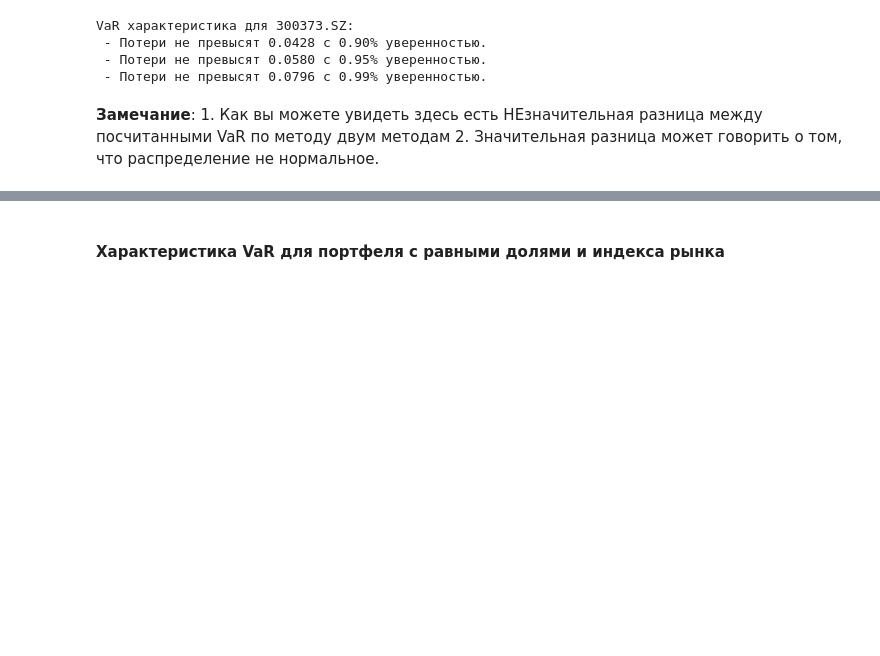
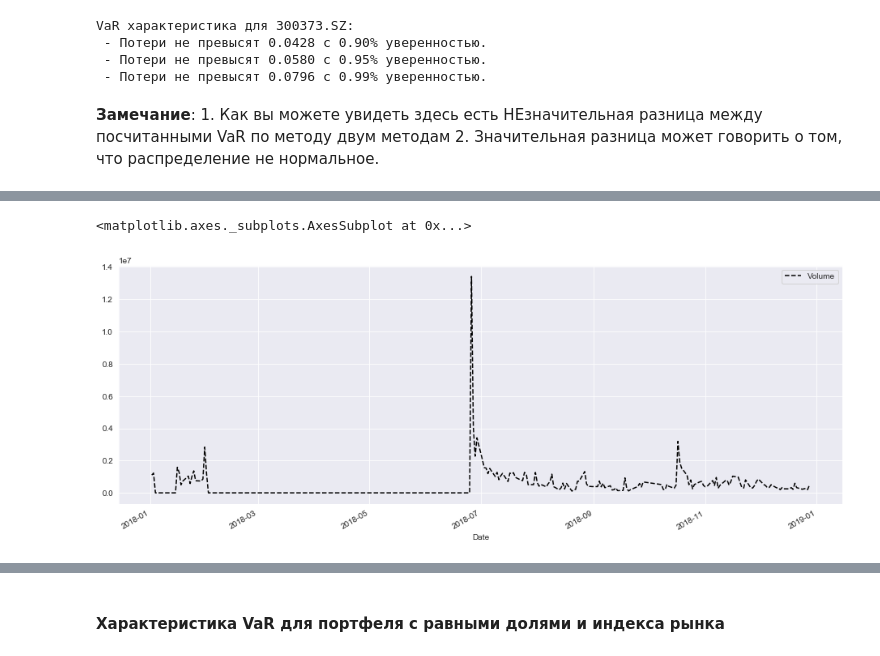
Before and after one commit to CodeSopranos/lab-1-financial-operations, a Jupyter notebook: report.ipynb, the cells around one changed output, grey strips where cells are left out. Cells and saved outputs as stored; diff of their text form; code cells hidden in the pictures; blank space fills up the shorter version.

```diff
--- a/report.ipynb
+++ b/report.ipynb
@@ -440,0 +465,5 @@ pass
+# %%
+stocks[chosen_var_active].plot(y='Volume', grid=True, figsize=(16,6), style='k--')
+# %% [output]
+<matplotlib.axes._subplots.AxesSubplot at 0x...>
+[figure, added]
```
Also changed, not shown: parts of 26 cells of this notebook.
